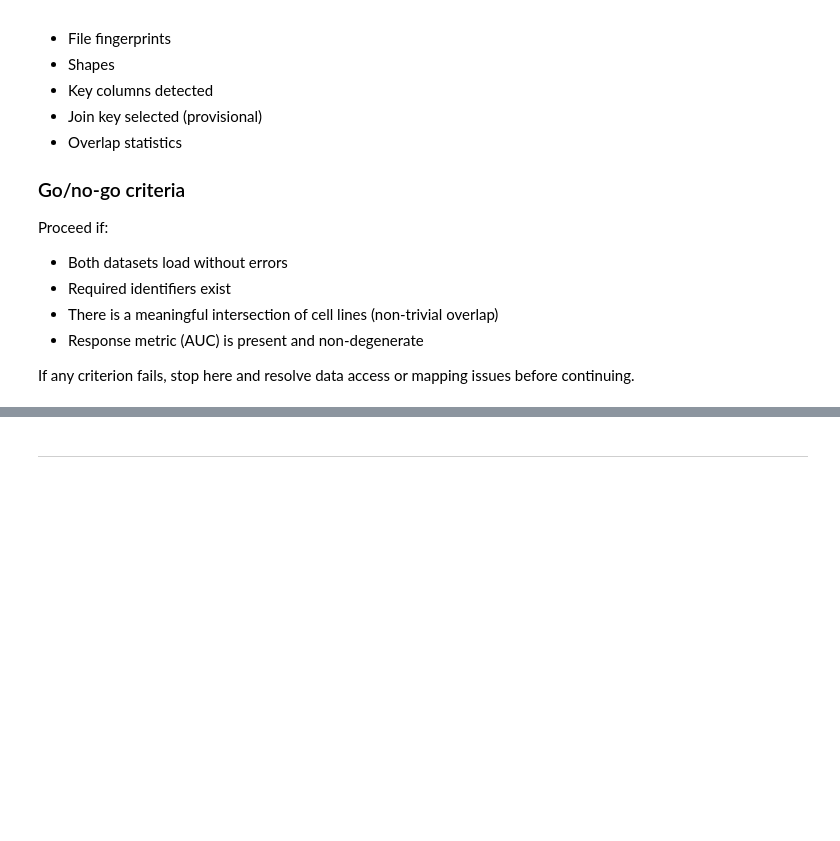
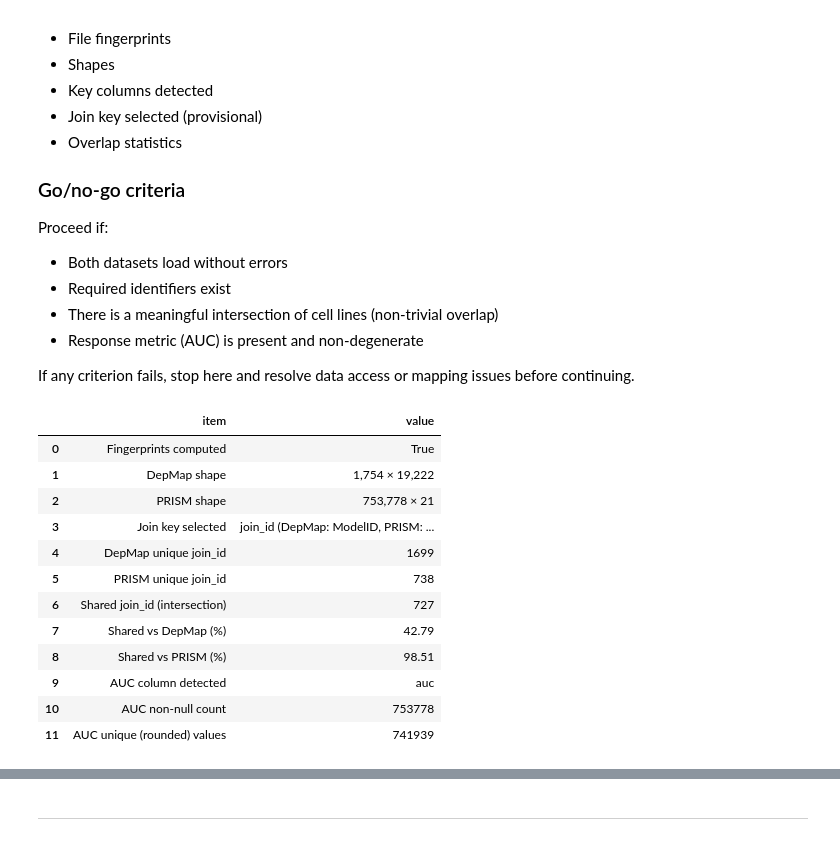
Before and after one commit to paulairazoqui/epigenetic-drug-resistance, a Jupyter notebook: notebooks/01_sanity_checks_depmap_prism.ipynb, the cells around one changed output, grey strips where cells are left out. Cells and saved outputs as stored; diff of their text form; code cells hidden in the pictures; blank space fills up the shorter version.

```diff
--- a/notebooks/01_sanity_checks_depmap_prism.ipynb
+++ b/notebooks/01_sanity_checks_depmap_prism.ipynb
@@ -433,3 +707,86 @@ Proceed if:
 - Response metric (AUC) is present and non-degenerate
 
 If any criterion fails, stop here and resolve data access or mapping issues before continuing.
+# %%
+# Preconditions
+assert "dep_expr" in globals(), "dep_expr not found."
+assert "prism" in globals(), "prism not found."
+assert "join_id" in dep_expr.columns, "dep_expr must have 'join_id' (create it in Step 6-0)."
+assert "join_id" in prism.columns, "prism must have 'join_id' (create it in Step 6-0)."
+
+# AUC column (we know from your minimal load it's 'auc', but keep it safe)
+auc_col = "auc" if "auc" in prism.columns else next((c for c in prism.columns if "auc" in str(c).lower()), None)
+
+# Overlap
+dep_set = set(dep_expr["join_id"].dropna().astype(str).str.strip().unique())
+prism_set = set(prism["join_id"].dropna().astype(str).str.strip().unique())
+shared = dep_set.intersection(prism_set)
+
+dep_unique = len(dep_set)
+prism_unique = len(prism_set)
+shared_n = len(shared)
+shared_vs_dep = round(100 * shared_n / max(1, dep_unique), 2)
+shared_vs_prism = round(100 * shared_n / max(1, prism_unique), 2)
+
+# AUC sanity
+auc_present = auc_col is not None
+auc_ok = False
+auc_nonnull = 0
+auc_unique = 0
+if auc_present:
+    auc_num = pd.to_numeric(prism[auc_col], errors="coerce")
+    auc_nonnull = int(auc_num.notna().sum())
+    auc_unique = int(auc_num.dropna().round(8).nunique())
+    auc_ok = (auc_nonnull > 0) and (auc_unique >= 10)
+
+# Summary table
+fingerprints_present = "fingerprints" in globals()
+
+summary = pd.DataFrame(
+    [
+        {"item": "Fingerprints computed", "value": bool(fingerprints_present)},
+        {"item": "DepMap shape", "value": f"{dep_expr.shape[0]:,} × {dep_expr.shape[1]:,}"},
+        {"item": "PRISM shape", "value": f"{prism.shape[0]:,} × {prism.shape[1]:,}"},
+        {"item": "Join key selected", "value": "join_id (DepMap: ModelID, PRISM: depmap_id)"},
+        {"item": "DepMap unique join_id", "value": dep_unique},
+        {"item": "PRISM unique join_id", "value": prism_unique},
+        {"item": "Shared join_id (intersection)", "value": shared_n},
+        {"item": "Shared vs DepMap (%)", "value": shared_vs_dep},
+        {"item": "Shared vs PRISM (%)", "value": shared_vs_prism},
+        {"item": "AUC column detected", "value": auc_col},
+        {"item": "AUC non-null count", "value": auc_nonnull},
+        {"item": "AUC unique (rounded) values", "value": auc_unique},
+    ]
+)
+display(summary)
+
+# Go / No-Go
+criteria = {
+    "Both datasets load without errors": True,
+    "Required identifiers exist (join_id)": (dep_unique > 0) and (prism_unique > 0),
+    "Meaningful intersection (non-trivial overlap)": shared_n >= 25,
+    "Response metric (AUC) is present and non-degenerate": auc_present and auc_ok,
+}
+criteria_df = pd.DataFrame([{"criterion": k, "pass": v} for k, v in criteria.items()])
+display(criteria_df)
+
+all_pass = bool(all(criteria.values()))
+print("\nGO / NO-GO:", "✅ GO (proceed)" if all_pass else "⛔ NO-GO (stop & fix before continuing)")
+
+if not all_pass:
+    failed = [k for k, v in criteria.items() if not v]
+    raise RuntimeError("Step 6 NO-GO. Failed criteria:\n- " + "\n- ".join(failed))
+# %% [output]
+|  | item | value |
+| 0 | Fingerprints computed | True |
+| 1 | DepMap shape | 1,754 × 19,222 |
+| 2 | PRISM shape | 753,778 × 21 |
+| 3 | Join key selected | join_id (DepMap: ModelID, PRISM: ... |
+| 4 | DepMap unique join_id | 1699 |
+| 5 | PRISM unique join_id | 738 |
+| 6 | Shared join_id (intersection) | 727 |
+| 7 | Shared vs DepMap (%) | 42.79 |
+| 8 | Shared vs PRISM (%) | 98.51 |
+| 9 | AUC column detected | auc |
+| 10 | AUC non-null count | 753778 |
+| 11 | AUC unique (rounded) values | 741939 |
```
Also changed, not shown: parts of 7 cells of this notebook.
